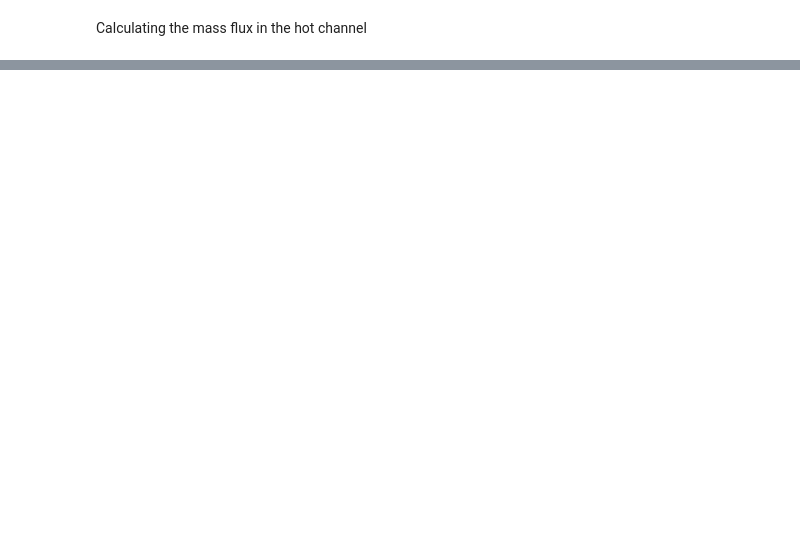
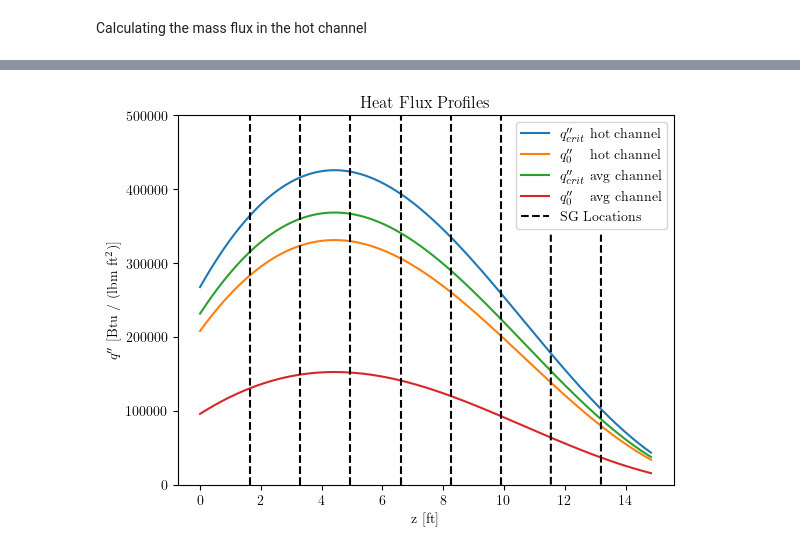
Before and after one commit to gsgall/NCSU_Undergraduate_Projects, a Jupyter notebook: NE_402/Project/main.ipynb, the cells around one changed output, grey strips where cells are left out. Cells and saved outputs as stored; diff of their text form; code cells hidden in the pictures; blank space fills up the shorter version.

```diff
--- a/NE_402/Project/main.ipynb
+++ b/NE_402/Project/main.ipynb
@@ -274,0 +412,26 @@ Work per pump = 7,793.27 hp
+# %%
+qpp_crit_hot_profile = heat_flux(z_range, qpp_crit_hot, H_f, lambda_)
+qpp_hot_profile = heat_flux(z_range, qpp_hot, H_f, lambda_)
+qpp_crit_avg_profile = heat_flux(z_range, qpp_crit_avg, H_f, lambda_)
+qpp_avg_profile = heat_flux(z_range, qpp_bar, H_f, lambda_)
+
+vline = np.arange(0, np.max(qpp_crit_avg_profile).value - 30000, 1)
+
+plt.figure()
+plt.plot(z_range, qpp_crit_hot_profile)
+plt.plot(z_range, qpp_hot_profile)
+plt.plot(z_range, qpp_crit_avg_profile)
+plt.plot(z_range, qpp_avg_profile)
+for z in sg_locations[:-2]:
+    plt.axvline(z.value, c='k', linestyle='--')
+for i in range(2):
+    plt.plot(sg_locations[6 + i] * np.ones(vline.shape), vline, '--k')
+plt.ylim(0, 500000)
+plt.title('Heat Flux Profiles')
+plt.legend(['$q\'\'_{crit}$ hot channel', '$q\'\'_0\;\;\;$ hot channel', '$q\'\'_{crit}$ avg channel', '$q\'\'_0\;\;\;$ avg channel', 'SG Locations'], loc='upper right')
+plt.xlabel('z [ft]')
+plt.ylabel('$q\'\'$ [Btu / (lbm ft${}^2$)]')
+plt.savefig('figs/qpp.pdf', format='pdf', bbox_inches='tight')
+plt.show()
+# %% [output]
+[figure, added]
```
Also changed, not shown: parts of 19 cells of this notebook, 21 other files.
